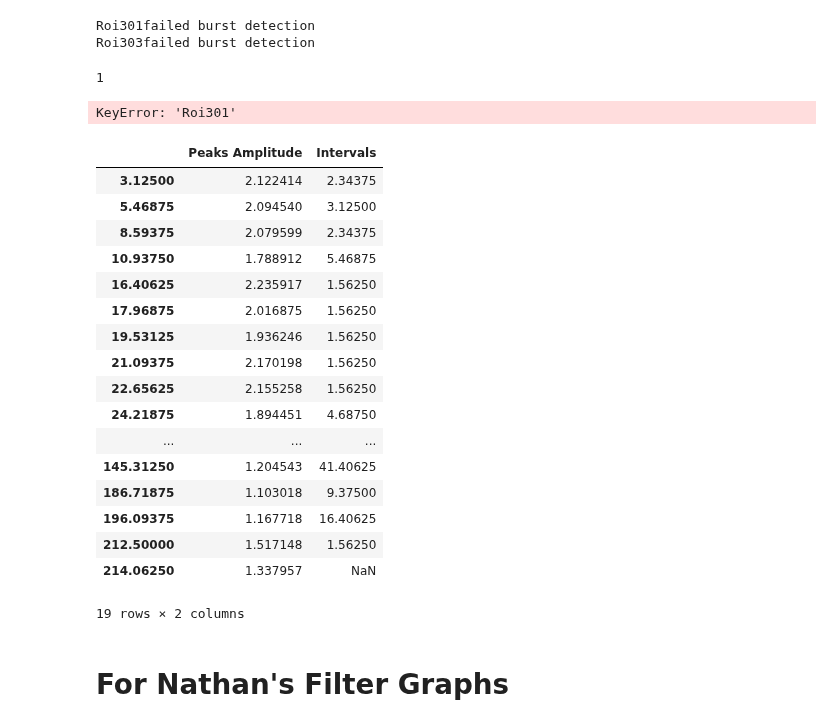
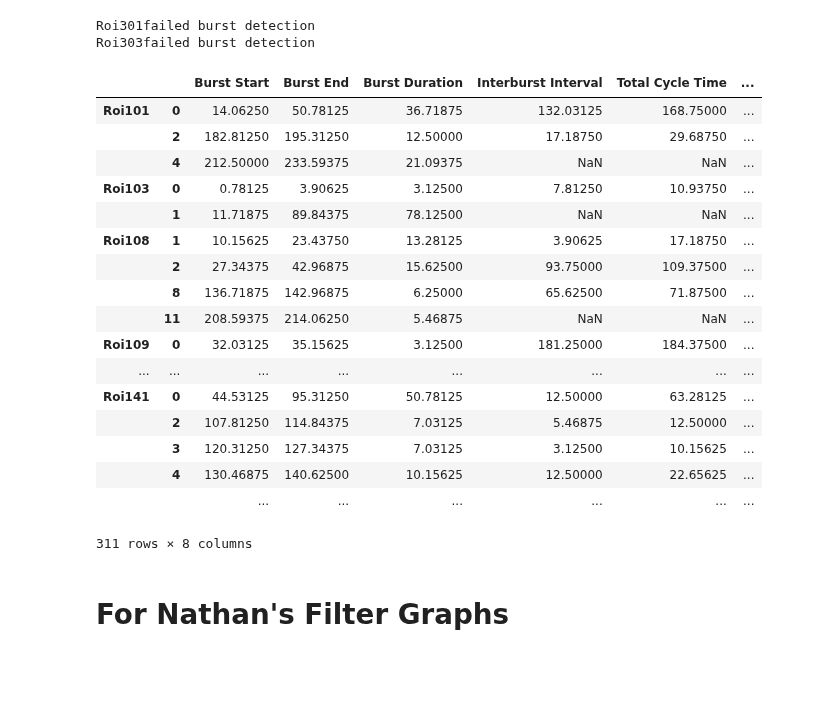
Before and after one commit to aedobyns/lab, a Jupyter notebook: RAIN.ipynb, the cells around one changed output. Drawn from its saved outputs; the diff is of its cells as text; code cells hidden in the pictures; blank space fills up the shorter version.

Commit message:
master results tables
there are now master results tables for peaks and bursts.

#27189187796391

```diff
--- a/RAIN.ipynb
+++ b/RAIN.ipynb
@@ -1514,7 +1514,7 @@ def event_peakdet(Data, Settings, Results, roi):
 
     #peak_plot(Data, Settings, Results)
 
-
+    results_peaks.index.name = 'Time'
     return results_peaks, peak_sum, results_valleys
 
 def event_peakdet_wrapper(Data, Settings, Results):
@@ -1539,7 +1539,8 @@ def event_peakdet_wrapper(Data, Settings, Results):
     Results['Peaks'] = peaks_dict
     Results['Valleys'] = valleys_dict
     Results['Peaks Summary'] = peaks_sum
-
+    master_peaks = pd.concat(Results['Peaks'])
+    Results['Peaks Master'] = master_peaks
     return Results
 # %% [markdown]
 # Peak detection
@@ -1712,3 +1714,5 @@ min      -0.259091
 75%       0.087297
 max       0.278976
 dtype: float64
+# %%
+Results['Peaks']['Roi101'].index.name = "Time"
@@ -1778,6 +1820,8 @@ def event_burstdet_wrapper(Data, Settings, Results):
             print roi +'failed burst detection'
 
     Results['Bursts'] = burst_dict
+    master_bursts = pd.concat(burst_dict)
+    Results['Bursts-Master'] = master_bursts
     #Results['Bursts Summary'] = burst_sum
     return Results
 
@@ -1814,7 +1858,9 @@ def event_burstdet(Data, Time, Settings, Results, roi):
     results_bursts = DataFrame({'Burst Start': bstart})
     results_bursts['Burst End'] = bend
     results_bursts['Burst Duration'] = bdur
+
     results_bursts = results_bursts[results_bursts['Burst Duration']>Settings['Minimum Burst Duration (s)']]
+
     if Settings['Baseline Type'] == 'rolling':
         results_bursts['Burst Start Amplitude'] = b_start_amp
         results_bursts['Burst End Amplitude'] = b_end_amp
@@ -1864,7 +1910,8 @@ def event_burstdet(Data, Time, Settings, Results, roi):
     except:
         failure = True
         results_bursts['Burst Area'] = ['NaN']
-
+    '''
+    #turns out I don't need this.
     if len(results_bursts.index) == 1:
         results_bursts.index = [roi]
 
@@ -1874,7 +1921,7 @@ def event_burstdet(Data, Time, Settings, Results, roi):
             name.append(roi)
         #results_bursts['ROI'] = name
         results_bursts.index = name
-
+    '''
     return results_bursts, failure
 
 def burstduration_rolling(time, data, baseline_rolling, threshperc, cluster_time):
@@ -2159,7 +2206,3 @@ Results = event_burstdet_wrapper(Data, Settings, Results)
 # %% [output]
 Roi301failed burst detection
 Roi303failed burst detection
-# %%
-len(Results['Bursts'][roi].index)
-# %% [output]
-1
@@ -2168,0 +2209,21 @@ Burst_master = pd.concat(Results['Bursts'])
+# %%
+Results['Bursts-Master']
+# %% [output]
+|  |  | Burst Start | Burst End | Burst Duration | Interburst Interval | Total Cycle Time | ... |
+| Roi101 | 0 | 14.06250 | 50.78125 | 36.71875 | 132.03125 | 168.75000 | ... |
+|  | 2 | 182.81250 | 195.31250 | 12.50000 | 17.18750 | 29.68750 | ... |
+|  | 4 | 212.50000 | 233.59375 | 21.09375 | NaN | NaN | ... |
+| Roi103 | 0 | 0.78125 | 3.90625 | 3.12500 | 7.81250 | 10.93750 | ... |
+|  | 1 | 11.71875 | 89.84375 | 78.12500 | NaN | NaN | ... |
+| Roi108 | 1 | 10.15625 | 23.43750 | 13.28125 | 3.90625 | 17.18750 | ... |
+|  | 2 | 27.34375 | 42.96875 | 15.62500 | 93.75000 | 109.37500 | ... |
+|  | 8 | 136.71875 | 142.96875 | 6.25000 | 65.62500 | 71.87500 | ... |
+|  | 11 | 208.59375 | 214.06250 | 5.46875 | NaN | NaN | ... |
+| Roi109 | 0 | 32.03125 | 35.15625 | 3.12500 | 181.25000 | 184.37500 | ... |
+| ... | ... | ... | ... | ... | ... | ... | ... |
+| Roi141 | 0 | 44.53125 | 95.31250 | 50.78125 | 12.50000 | 63.28125 | ... |
+|  | 2 | 107.81250 | 114.84375 | 7.03125 | 5.46875 | 12.50000 | ... |
+|  | 3 | 120.31250 | 127.34375 | 7.03125 | 3.12500 | 10.15625 | ... |
+|  | 4 | 130.46875 | 140.62500 | 10.15625 | 12.50000 | 22.65625 | ... |
+|  |  | ... | ... | ... | ... | ... | ... |
+311 rows × 8 columns
@@ -2169,29 +2233,2 @@ Burst_master = pd.concat(Results['Bursts'])
 # %%
 Burst_master.to_csv('/Users/abigaildobyns/Desktop/burst_master.csv')
-# %%
-roi = 'Roi301'
-Results['Bursts'][roi]
-#Results['Bursts'][roi].set_index([roi])
-# %% [output]
-KeyError: 'Roi301'
-# %%
-Results['Peaks'][roi]
-# %% [output]
-|  | Peaks Amplitude | Intervals |
-| 3.12500 | 2.122414 | 2.34375 |
-| 5.46875 | 2.094540 | 3.12500 |
-| 8.59375 | 2.079599 | 2.34375 |
-| 10.93750 | 1.788912 | 5.46875 |
-| 16.40625 | 2.235917 | 1.56250 |
-| 17.96875 | 2.016875 | 1.56250 |
-| 19.53125 | 1.936246 | 1.56250 |
-| 21.09375 | 2.170198 | 1.56250 |
-| 22.65625 | 2.155258 | 1.56250 |
-| 24.21875 | 1.894451 | 4.68750 |
-| ... | ... | ... |
-| 145.31250 | 1.204543 | 41.40625 |
-| 186.71875 | 1.103018 | 9.37500 |
-| 196.09375 | 1.167718 | 16.40625 |
-| 212.50000 | 1.517148 | 1.56250 |
-| 214.06250 | 1.337957 | NaN |
-19 rows × 2 columns
```
Also changed, not shown: parts of 7 cells of this notebook.
